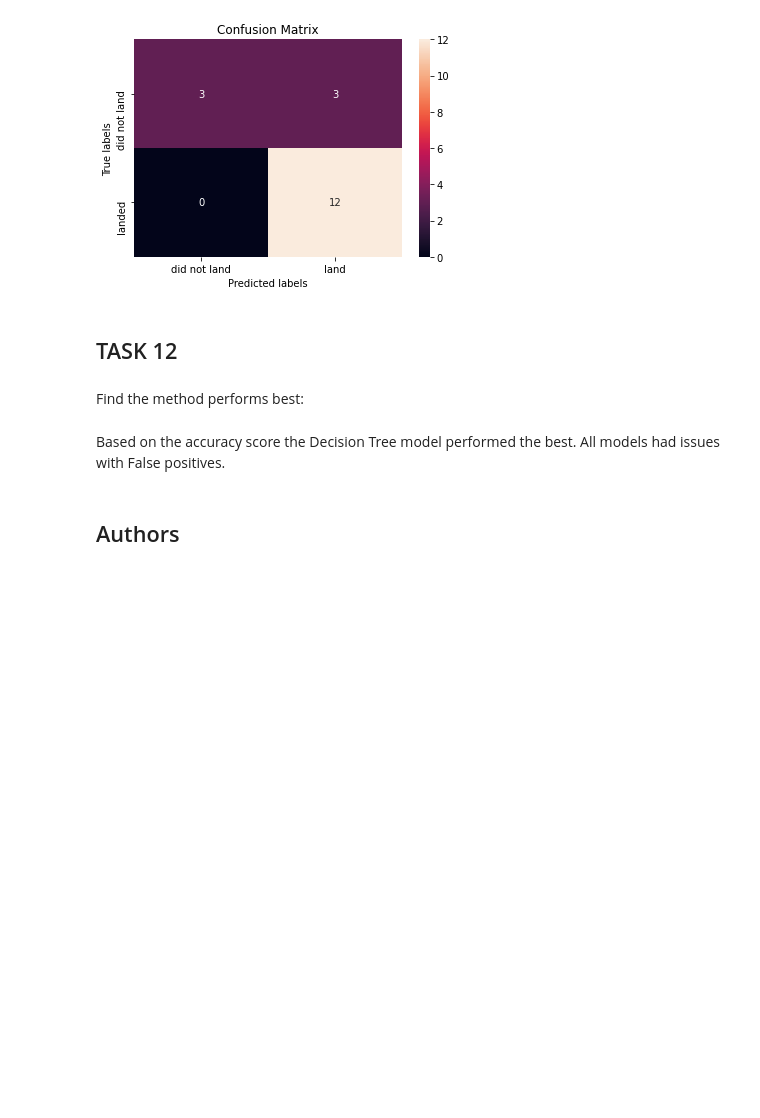
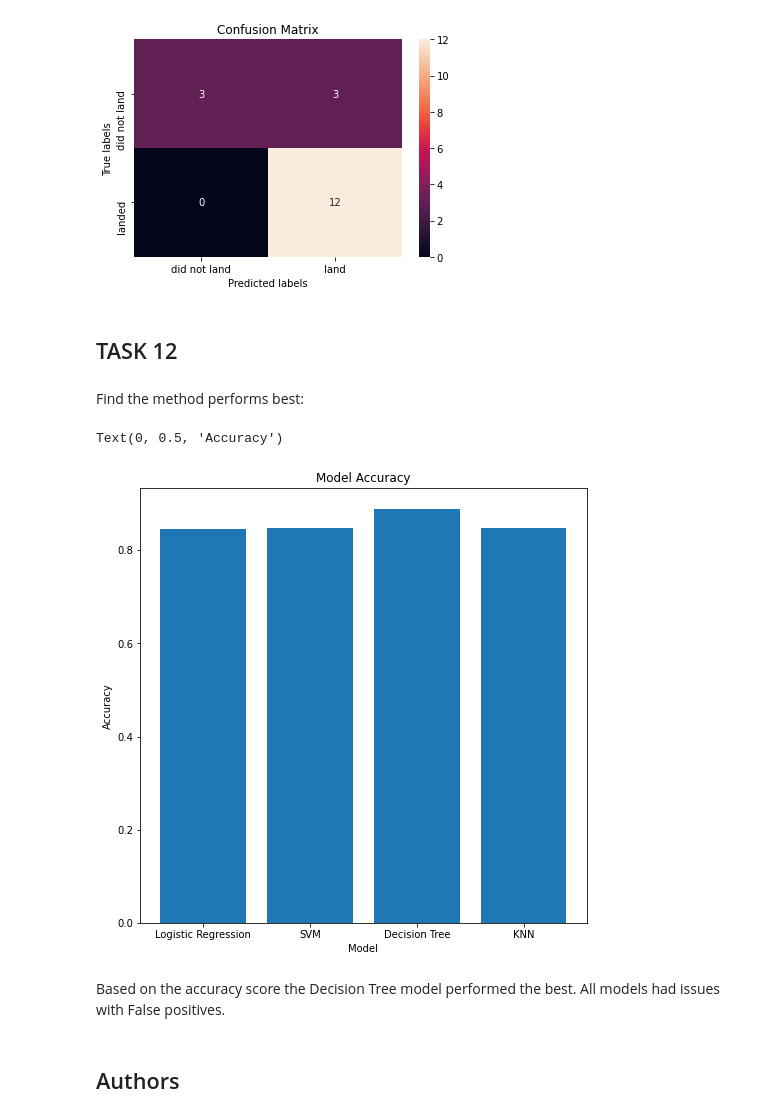
Before and after one commit to tytrzecki/IBMDataScience, a Jupyter notebook: Machine Learning Prediction.ipynb, the cells around one changed output. Drawn from its saved outputs; the diff is of its cells as text; code cells hidden in the pictures; blank space fills up the shorter version.

Commit message:
Machine Learning model comparison.

```diff
--- a/Machine Learning Prediction.ipynb
+++ b/Machine Learning Prediction.ipynb
@@ -164,6 +164,7 @@ accuracy : 0.8464285714285713
 # %% [markdown]
 Calculate the accuracy on the test data using the method <code>score</code>:
 # %%
+log_score = logreg_cv.best_score_
 print('accuracy: ', logreg_cv.score(X_test,Y_test))
 # %% [output]
 accuracy:  0.8333333333333334
@@ -189,6 +190,7 @@ svm = SVC()
 svm_cv = GridSearchCV(svm,parameters,cv=10).fit(X_train,Y_train)
 # %%
 print("tuned hpyerparameters :(best parameters) ",svm_cv.best_params_)
+svm_score = svm_cv.best_score_
 print("accuracy :",svm_cv.best_score_)
 # %% [output]
 tuned hpyerparameters :(best parameters)  {'C': 1.0, 'gamma': 0.03162277660168379, 'kernel': 'sigmoid'}
@@ -234,5 +236,6 @@ accuracy : 0.875
 # %% [markdown]
 Calculate the accuracy of tree_cv on the test data using the method <code>score</code>:
 # %%
+tree_score = tree_cv.best_score_
 print('accuracy: ', tree_cv.score(X_test,Y_test))
 # %% [output]
@@ -258,6 +261,7 @@ KNN = KNeighborsClassifier()
 knn_cv = GridSearchCV(KNN,parameters,cv=10).fit(X_train,Y_train)
 # %%
 print("tuned hpyerparameters :(best parameters) ",knn_cv.best_params_)
+knn_score = knn_cv.best_score_
 print("accuracy :",knn_cv.best_score_)
 # %% [output]
 tuned hpyerparameters :(best parameters)  {'algorithm': 'auto', 'n_neighbors': 10, 'p': 1}
@@ -281,6 +285,18 @@ plot_confusion_matrix(Y_test,yhat)
 ## TASK  12
 # %% [markdown]
 Find the method performs best:
+# %%
+x_accuracy = [log_score, svm_score, tree_score, knn_score]
+y_label = ['Logistic Regression','SVM', 'Decision Tree', 'KNN']
+
+fig, ax = plt.subplots(figsize=(8,8))
+ax = plt.bar(y_label, x_accuracy,)
+plt.title('Model Accuracy')
+plt.xlabel('Model')
+plt.ylabel('Accuracy')
+# %% [output]
+Text(0, 0.5, 'Accuracy')
+[figure, added]
 # %% [markdown]
 Based on the accuracy score the Decision Tree model performed the best. All models had issues with False positives.
 # %% [markdown]
```
Also changed, not shown: parts of 2 cells of this notebook.
